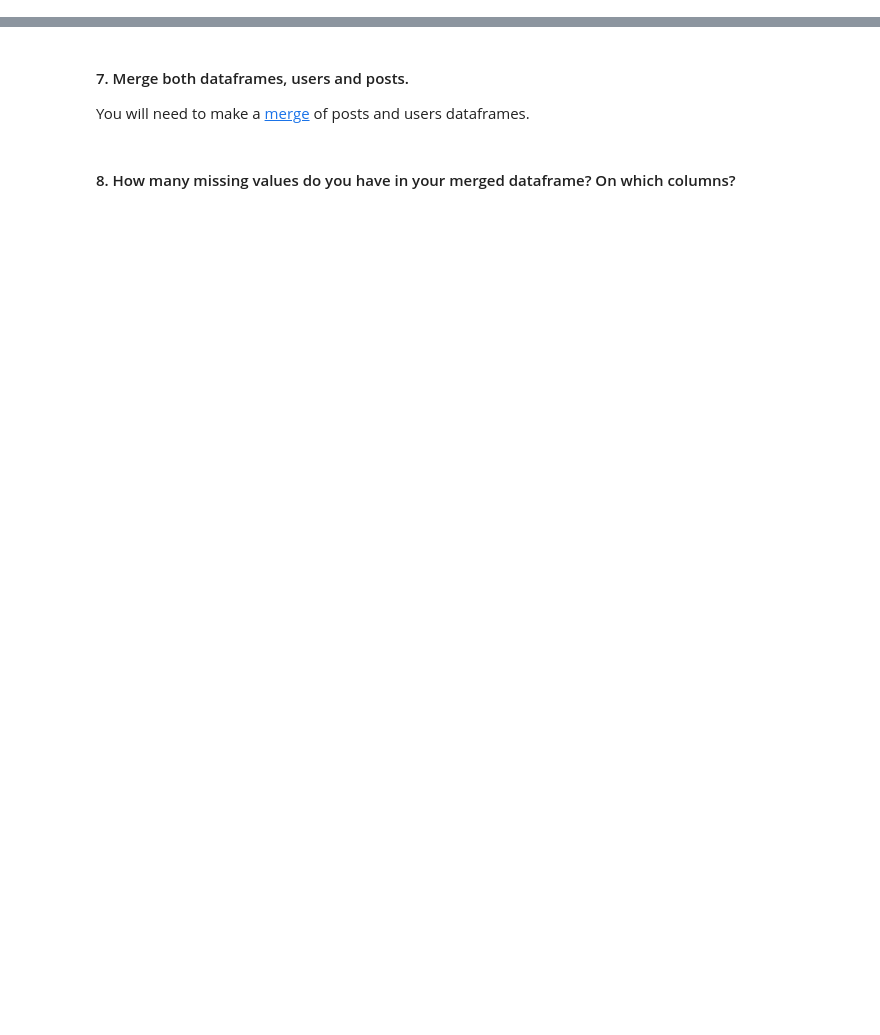
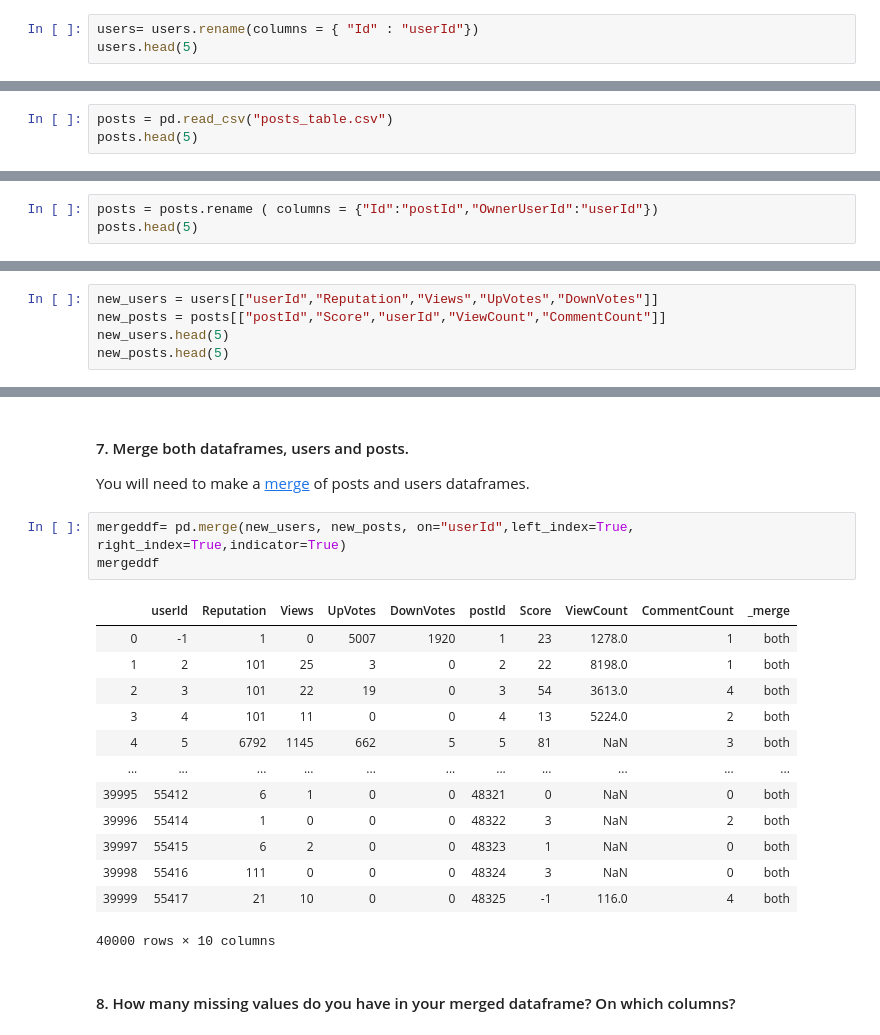
Before and after one commit to ta-data-lis/lab-data-cleaning, a Jupyter notebook: your-code/main.ipynb, the cells around one changed output, grey strips where cells are left out. Saved outputs shown, nothing was run; the diff lists cells and outputs as text; blank space fills up the shorter version.

```diff
--- a/your-code/main.ipynb
+++ b/your-code/main.ipynb
@@ -5,2 +17,5 @@
 # %% [markdown]
 #### 3. Rename Id column to userId
+# %%
+users= users.rename(columns = { "Id" : "userId"})
+users.head(5)
@@ -7,2 +29,5 @@
 # %% [markdown]
 #### 4. Import posts table:
+# %%
+posts = pd.read_csv("posts_table.csv")
+posts.head(5)
@@ -9,2 +42,5 @@
 # %% [markdown]
 #### 5. Rename Id column to postId and OwnerUserId to userId
+# %%
+posts = posts.rename ( columns = {"Id":"postId","OwnerUserId":"userId"})
+posts.head(5)
@@ -12,3 +56,8 @@
 #### 6. Define new dataframes for users and posts with the following selected columns:
     **users columns**: userId, Reputation,Views,UpVotes,DownVotes
     **posts columns**: postId, Score,userId,ViewCount,CommentCount
+# %%
+new_users = users[["userId","Reputation","Views","UpVotes","DownVotes"]]
+new_posts = posts[["postId","Score","userId","ViewCount","CommentCount"]]
+new_users.head(5)
+new_posts.head(5)
@@ -15,5 +71,22 @@
 # %% [markdown]
 #### 7. Merge both dataframes, users and posts.
 You will need to make a [merge](https://pandas.pydata.org/pandas-docs/stable/generated/pandas.DataFrame.merge.html) of posts and users dataframes.
+# %%
+mergeddf= pd.merge(new_users, new_posts, on="userId",left_index=True, right_index=True,indicator=True)
+mergeddf
+# %% [output]
+|  | userId | Reputation | Views | UpVotes | DownVotes | postId | Score | ViewCount | CommentCount | _merge |
+| 0 | -1 | 1 | 0 | 5007 | 1920 | 1 | 23 | 1278.0 | 1 | both |
+| 1 | 2 | 101 | 25 | 3 | 0 | 2 | 22 | 8198.0 | 1 | both |
+| 2 | 3 | 101 | 22 | 19 | 0 | 3 | 54 | 3613.0 | 4 | both |
+| 3 | 4 | 101 | 11 | 0 | 0 | 4 | 13 | 5224.0 | 2 | both |
+| 4 | 5 | 6792 | 1145 | 662 | 5 | 5 | 81 | NaN | 3 | both |
+| ... | ... | ... | ... | ... | ... | ... | ... | ... | ... | ... |
+| 39995 | 55412 | 6 | 1 | 0 | 0 | 48321 | 0 | NaN | 0 | both |
+| 39996 | 55414 | 1 | 0 | 0 | 0 | 48322 | 3 | NaN | 2 | both |
+| 39997 | 55415 | 6 | 2 | 0 | 0 | 48323 | 1 | NaN | 0 | both |
+| 39998 | 55416 | 111 | 0 | 0 | 0 | 48324 | 3 | NaN | 0 | both |
+| 39999 | 55417 | 21 | 10 | 0 | 0 | 48325 | -1 | 116.0 | 4 | both |
+40000 rows × 10 columns
 # %% [markdown]
 #### 8. How many missing values do you have in your merged dataframe? On which columns?
```
Also changed, not shown: parts of 10 cells of this notebook.
